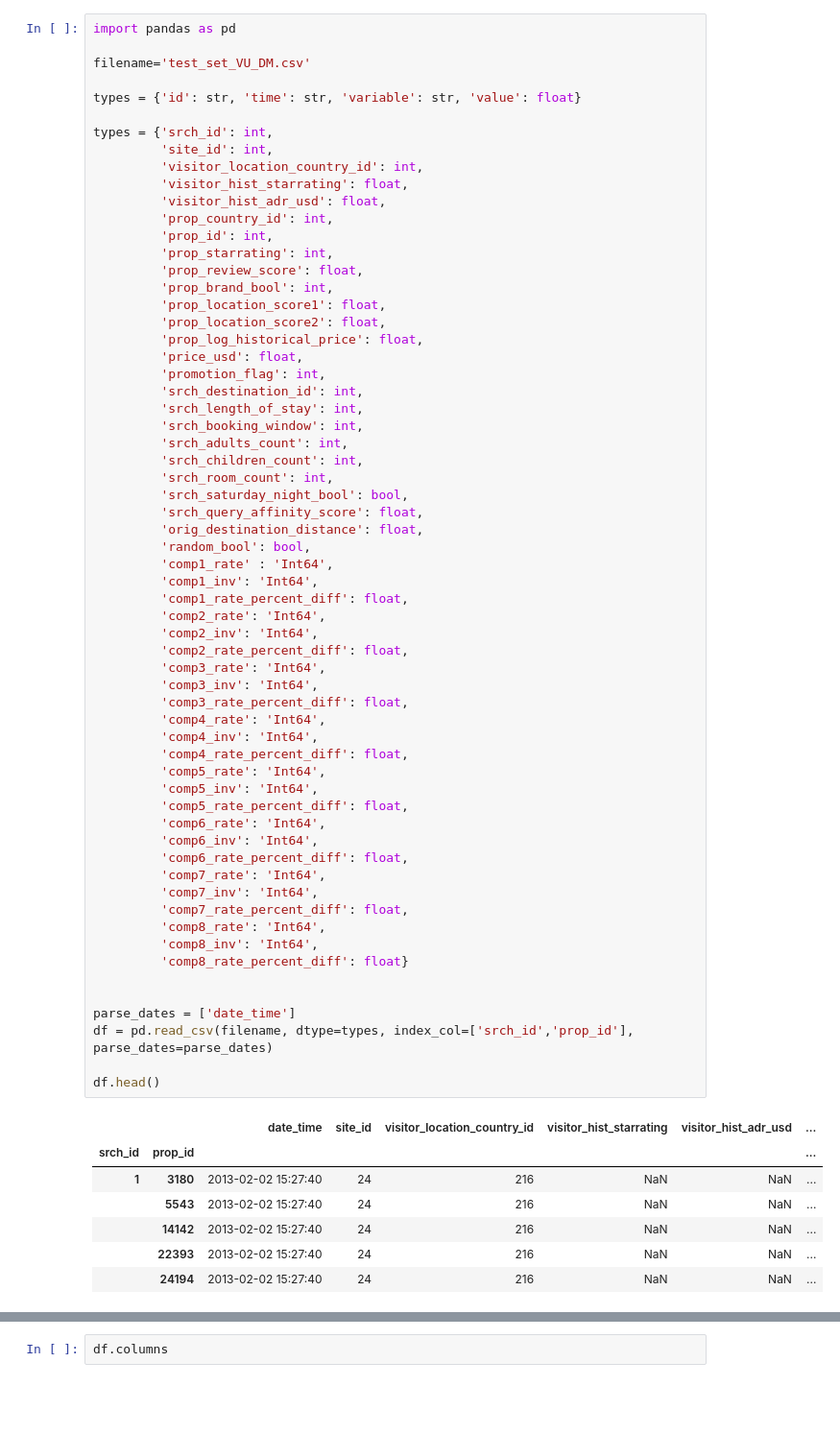
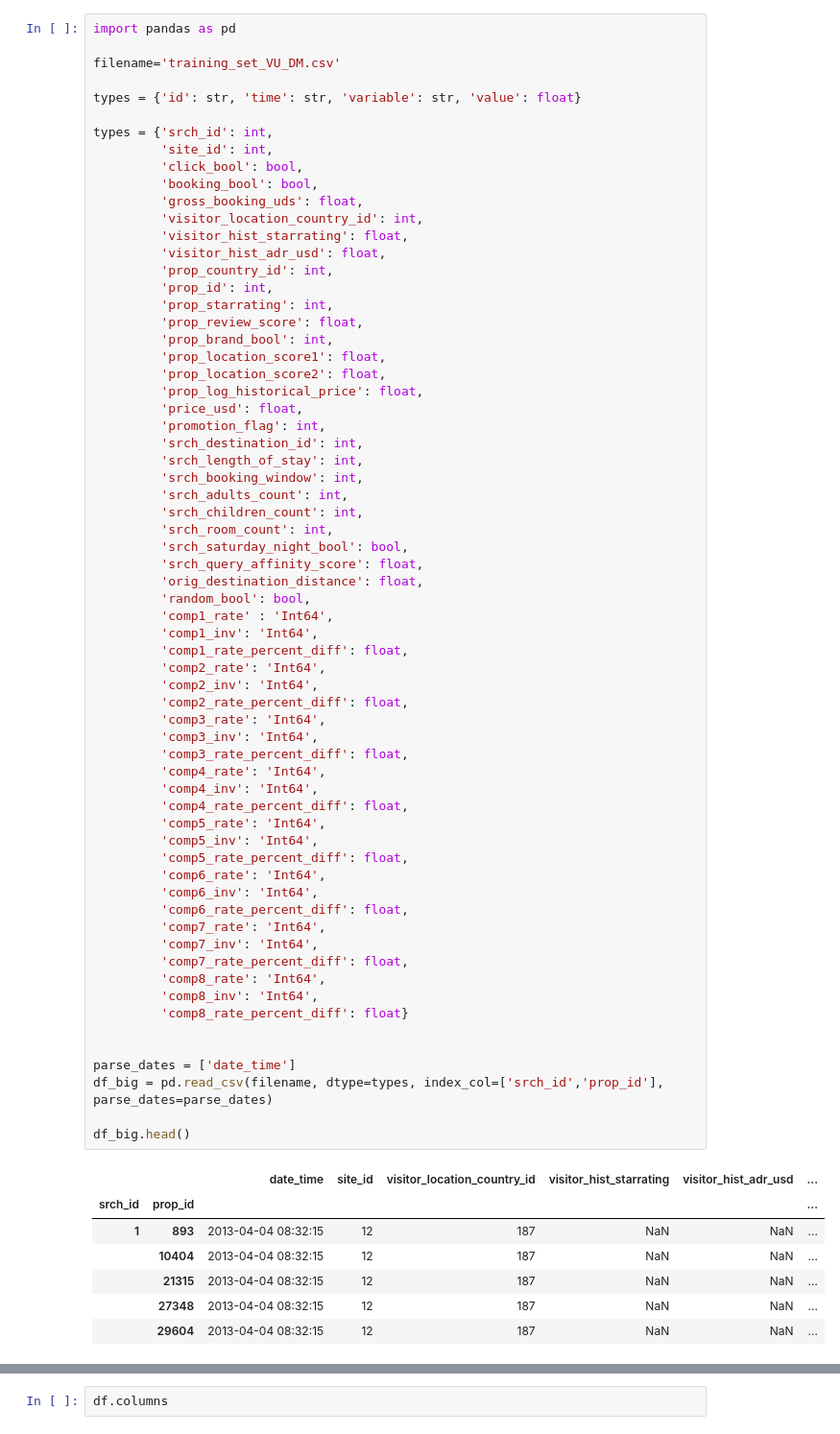
Before and after one commit to MaicoTimmerman/uva_data_mining_techniques, a Jupyter notebook: assignment2/data/exploration.ipynb, the cells around one changed output, grey strips where cells are left out. Shown: that part at 96% size. Cells and saved outputs as stored; diff of their text form; blank space fills up the shorter version.

```diff
--- a/assignment2/data/exploration.ipynb
+++ b/assignment2/data/exploration.ipynb
@@ -1,12 +1,15 @@
 # %%
 import pandas as pd
 
-filename='test_set_VU_DM.csv'
+filename='training_set_VU_DM.csv'
 
 types = {'id': str, 'time': str, 'variable': str, 'value': float}
 
 types = {'srch_id': int,
          'site_id': int,
+         'click_bool': bool,
+         'booking_bool': bool,
+         'gross_booking_uds': float,
          'visitor_location_country_id': int,
          'visitor_hist_starrating': float,
          'visitor_hist_adr_usd': float,
@@ -34,37 +37,37 @@ types = {'srch_id': int,
          'comp1_inv': 'Int64',
          'comp1_rate_percent_diff': float,
          'comp2_rate': 'Int64',
          'comp2_inv': 'Int64',
          'comp2_rate_percent_diff': float,
          'comp3_rate': 'Int64',
          'comp3_inv': 'Int64',
          'comp3_rate_percent_diff': float,
          'comp4_rate': 'Int64',
          'comp4_inv': 'Int64',
          'comp4_rate_percent_diff': float,
          'comp5_rate': 'Int64',
          'comp5_inv': 'Int64',
          'comp5_rate_percent_diff': float,
          'comp6_rate': 'Int64',
          'comp6_inv': 'Int64',
          'comp6_rate_percent_diff': float,
          'comp7_rate': 'Int64',
          'comp7_inv': 'Int64',
          'comp7_rate_percent_diff': float,
          'comp8_rate': 'Int64',
          'comp8_inv': 'Int64',
          'comp8_rate_percent_diff': float}
 
 
 parse_dates = ['date_time']
-df = pd.read_csv(filename, dtype=types, index_col=['srch_id','prop_id'], parse_dates=parse_dates)
+df_big = pd.read_csv(filename, dtype=types, index_col=['srch_id','prop_id'], parse_dates=parse_dates)
 
-df.head()
+df_big.head()
 # %% [output]
 |  |  | date_time | site_id | visitor_location_country_id | visitor_hist_starrating | visitor_hist_adr_usd | ... |
 | srch_id | prop_id |  |  |  |  |  | ... |
-| 1 | 3180 | 2013-02-02 15:27:40 | 24 | 216 | NaN | NaN | ... |
-|  | 5543 | 2013-02-02 15:27:40 | 24 | 216 | NaN | NaN | ... |
-|  | 14142 | 2013-02-02 15:27:40 | 24 | 216 | NaN | NaN | ... |
-|  | 22393 | 2013-02-02 15:27:40 | 24 | 216 | NaN | NaN | ... |
-|  | 24194 | 2013-02-02 15:27:40 | 24 | 216 | NaN | NaN | ... |
+| 1 | 893 | 2013-04-04 08:32:15 | 12 | 187 | NaN | NaN | ... |
+|  | 10404 | 2013-04-04 08:32:15 | 12 | 187 | NaN | NaN | ... |
+|  | 21315 | 2013-04-04 08:32:15 | 12 | 187 | NaN | NaN | ... |
+|  | 27348 | 2013-04-04 08:32:15 | 12 | 187 | NaN | NaN | ... |
+|  | 29604 | 2013-04-04 08:32:15 | 12 | 187 | NaN | NaN | ... |
```
Also changed, not shown: parts of 24 cells of this notebook, 2 other files.
